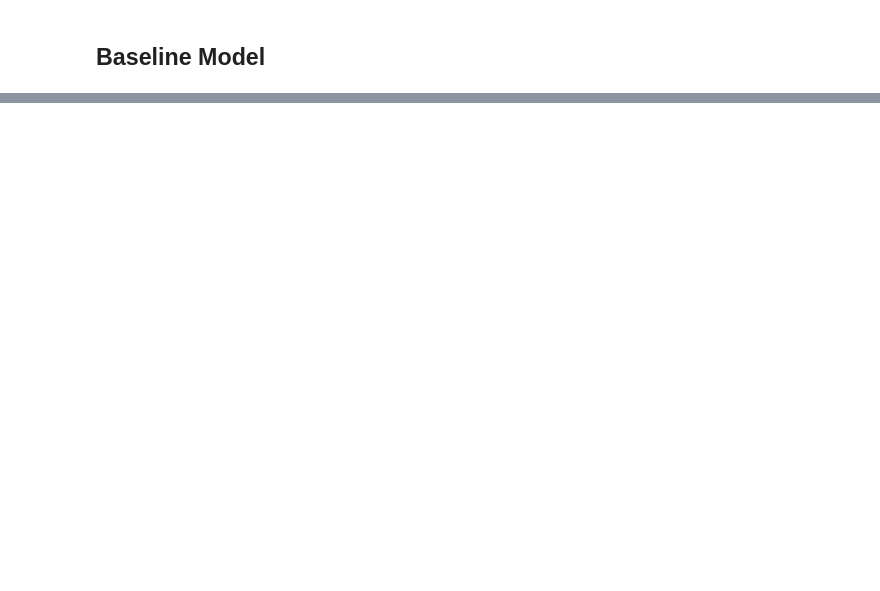
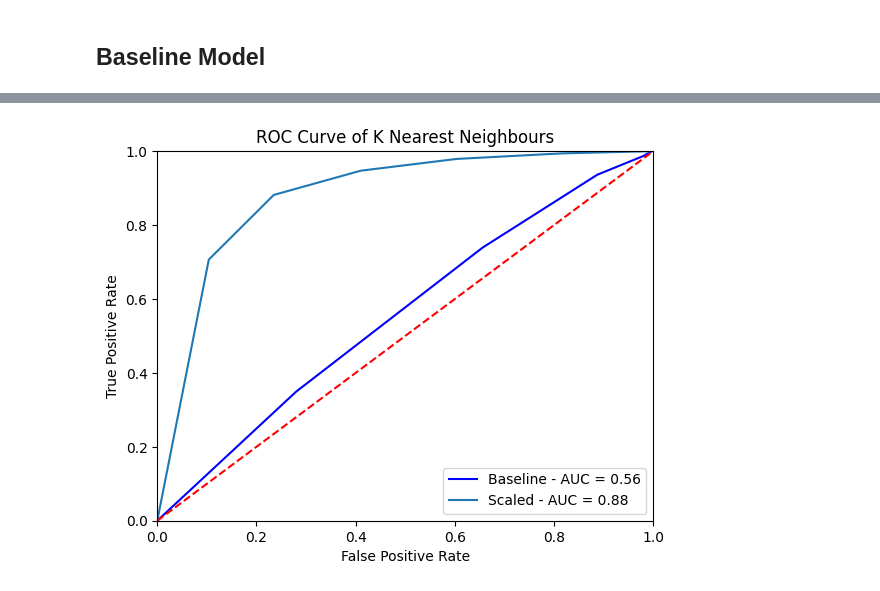
Before and after one commit to christianndjanda/-DST_Assessment_1_Group_4, a Jupyter notebook: ChristianN/K Nearest Neighbours Model.ipynb, the cells around one changed output, grey strips where cells are left out. Saved outputs shown, nothing was run; the diff lists cells and outputs as text; code cells hidden in the pictures; blank space fills up the shorter version.

```diff
--- a/ChristianN/K Nearest Neighbours Model.ipynb
+++ b/ChristianN/K Nearest Neighbours Model.ipynb
@@ -63,0 +104,5 @@ y_pred_KNN_default = KNN_model_default.predict(X_test)
+# %%
+for column in X:
+    X[column] = stats.zscore(X[column])
+
+X.describe()
@@ -63,0 +119,21 @@ y_pred_KNN_default = KNN_model_default.predict(X_test)
+# %%
+X_train1, X_test1, y_train1, y_test1 = sklearn.model_selection.train_test_split(X, y, test_size = 0.20, random_state = 5)
+KNN1 = KNeighborsClassifier()
+KNN1.fit(X_train1, y_train1)
+y_pred_baseline1 = KNN1.predict(X_test1)
+y_scores1 = KNN1.predict_proba(X_test1)
+fpr1, tpr1, threshold1 = roc_curve(y_test1, y_scores1[:,1])
+roc_auc1 = auc(fpr1, tpr1)
+
+plt.plot(fpr, tpr,'b', label = 'Baseline - AUC = %0.2f' % roc_auc)
+plt.plot(fpr1, tpr1, label = 'Scaled - AUC = %0.2f' % roc_auc1)
+plt.legend(loc = 'lower right')
+plt.plot([0, 1], [0, 1],'r--')
+plt.xlim([0, 1])
+plt.ylim([0, 1])
+plt.ylabel('True Positive Rate')
+plt.xlabel('False Positive Rate')
+plt.title('ROC Curve of K Nearest Neighbours')
+plt.show()
+# %% [output]
+[figure, added]
```
Also changed, not shown: parts of 28 cells of this notebook.
